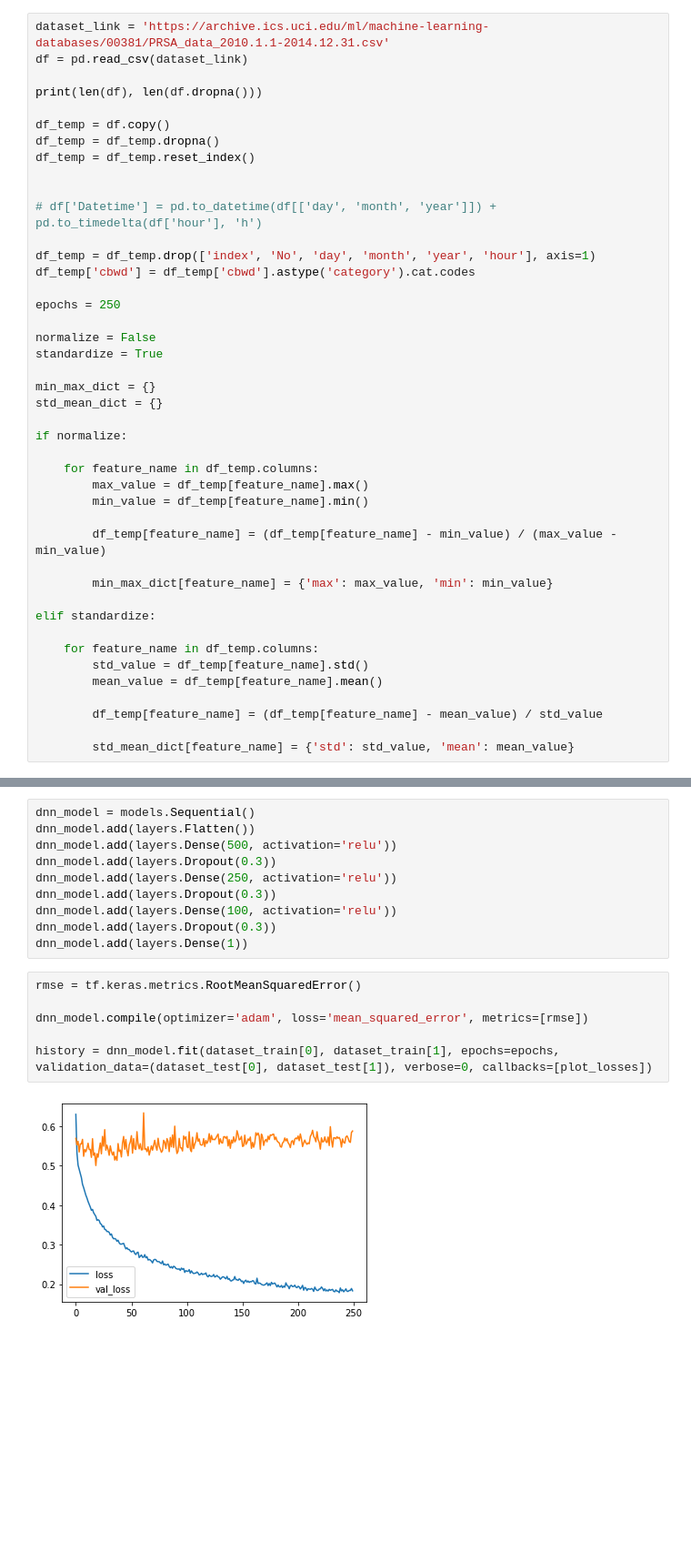
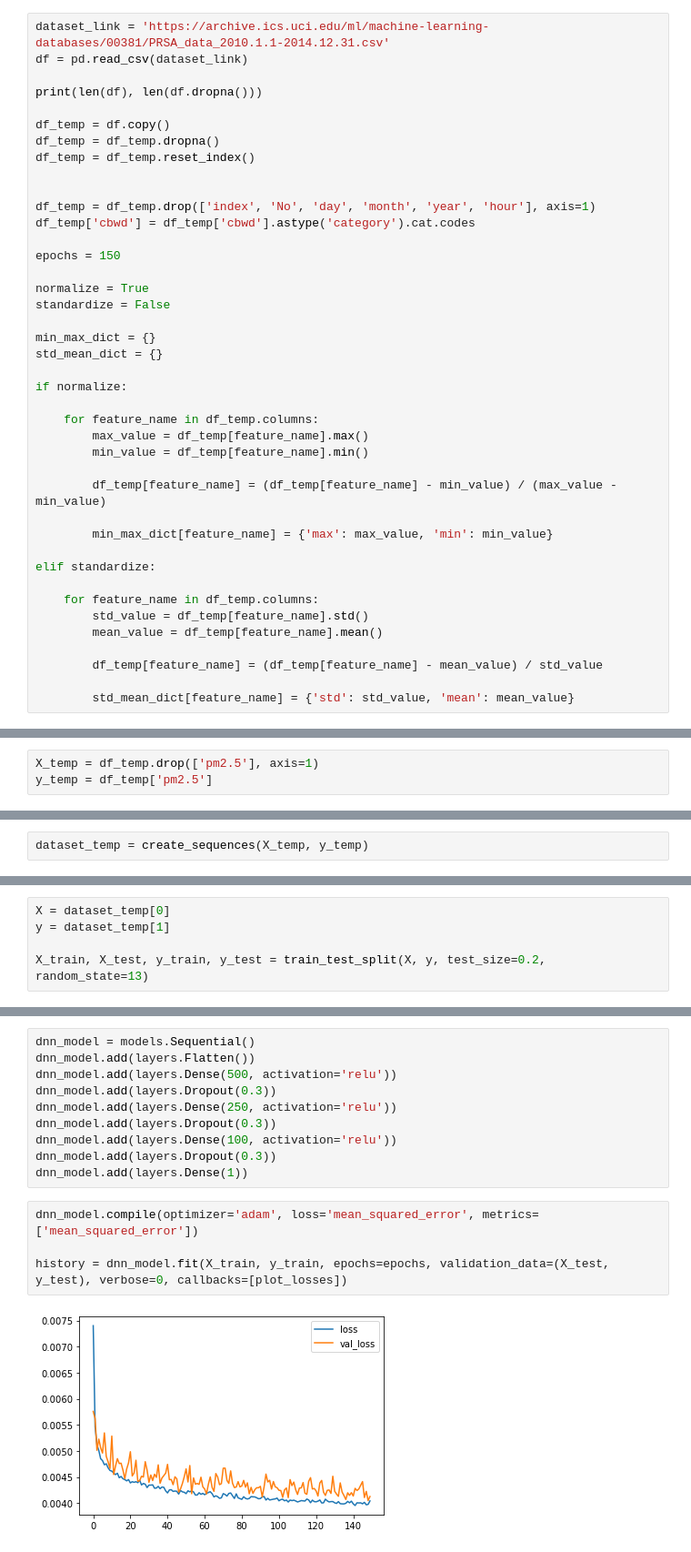
Before and after one commit to dbvis-ukon/ts-mule, a Jupyter notebook: demo/beijing_air_2_5/Beijing_Air_Quality_2_5_train_Keras.ipynb, the cells around one changed output, grey strips where cells are left out. Shown at 91% size. Drawn from its saved outputs; the diff is of its cells as text; blank space fills up the shorter version.

```diff
--- a/demo/beijing_air_2_5/Beijing_Air_Quality_2_5_train_Keras.ipynb
+++ b/demo/beijing_air_2_5/Beijing_Air_Quality_2_5_train_Keras.ipynb
@@ -52,15 +65,13 @@ df_temp = df_temp.dropna()
 df_temp = df_temp.reset_index()
 
 
-# df['Datetime'] = pd.to_datetime(df[['day', 'month', 'year']]) + pd.to_timedelta(df['hour'], 'h')
-
 df_temp = df_temp.drop(['index', 'No', 'day', 'month', 'year', 'hour'], axis=1)
 df_temp['cbwd'] = df_temp['cbwd'].astype('category').cat.codes
 
-epochs = 250
+epochs = 150
 
-normalize = False
-standardize = True
+normalize = True
+standardize = False
 
 min_max_dict = {}
 std_mean_dict = {}
@@ -120,3 +114,6 @@ print(len(X_train), len(y_train), len(X_test), len(y_test))
+# %%
+X_temp = df_temp.drop(['pm2.5'], axis=1)
+y_temp = df_temp['pm2.5']
 # %%
 def create_sequences(X, y, n_steps=24):
     dataset_X = []
@@ -132,0 +127,2 @@ dataset_test = create_sequences(X_test, y_test)
+# %%
+dataset_temp = create_sequences(X_temp, y_temp)
@@ -133,3 +137,8 @@ dataset_test = create_sequences(X_test, y_test)
+# %%
+X = dataset_temp[0]
+y = dataset_temp[1]
+
+X_train, X_test, y_train, y_test = train_test_split(X, y, test_size=0.2, random_state=13)
 # %%
 cnn_model = models.Sequential()
 cnn_model.add(layers.Conv1D(32, 3, activation='relu', input_shape=(24, 7)))
@@ -161,13 +168,11 @@ dnn_model.add(layers.Dense(100, activation='relu'))
 dnn_model.add(layers.Dropout(0.3))
 dnn_model.add(layers.Dense(1))
 # %%
-rmse = tf.keras.metrics.RootMeanSquaredError()
+dnn_model.compile(optimizer='adam', loss='mean_squared_error', metrics=['mean_squared_error'])
 
-dnn_model.compile(optimizer='adam', loss='mean_squared_error', metrics=[rmse])
-
-history = dnn_model.fit(dataset_train[0], dataset_train[1], epochs=epochs, validation_data=(dataset_test[0], dataset_test[1]), verbose=0, callbacks=[plot_losses])
+history = dnn_model.fit(X_train, y_train, epochs=epochs, validation_data=(X_test, y_test), verbose=0, callbacks=[plot_losses])
 # %% [output]
-[figure, old version]
+[figure, new version]
 # %%
 rnn_model = models.Sequential()
 rnn_model.add(layers.LSTM(32, return_sequences=True))
```
Also changed, not shown: parts of 12 cells of this notebook, 19 other files.
